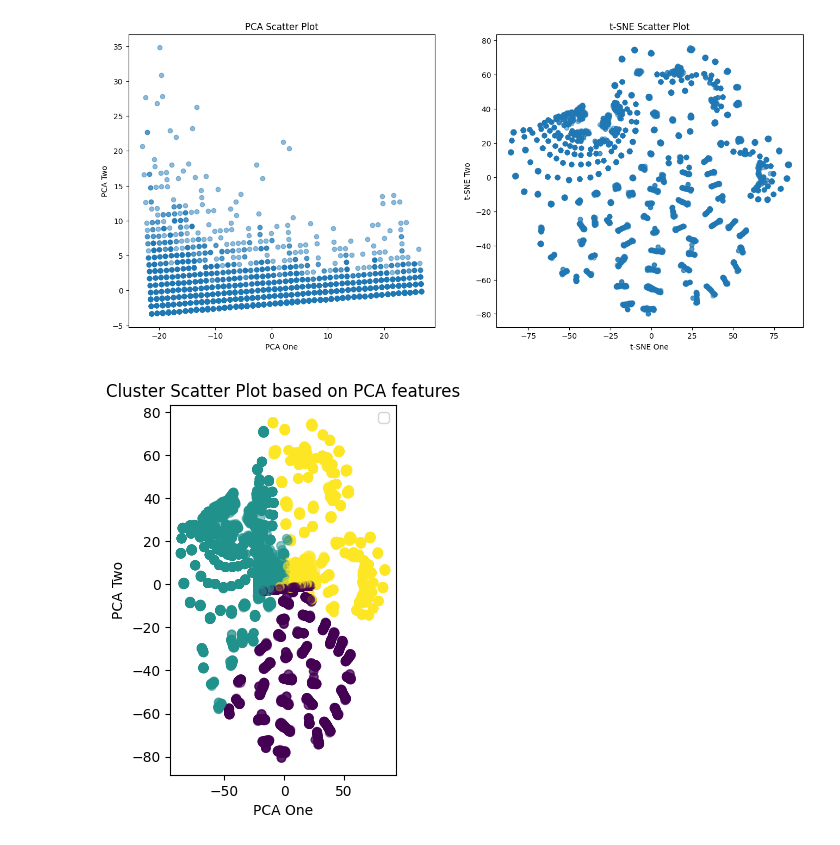
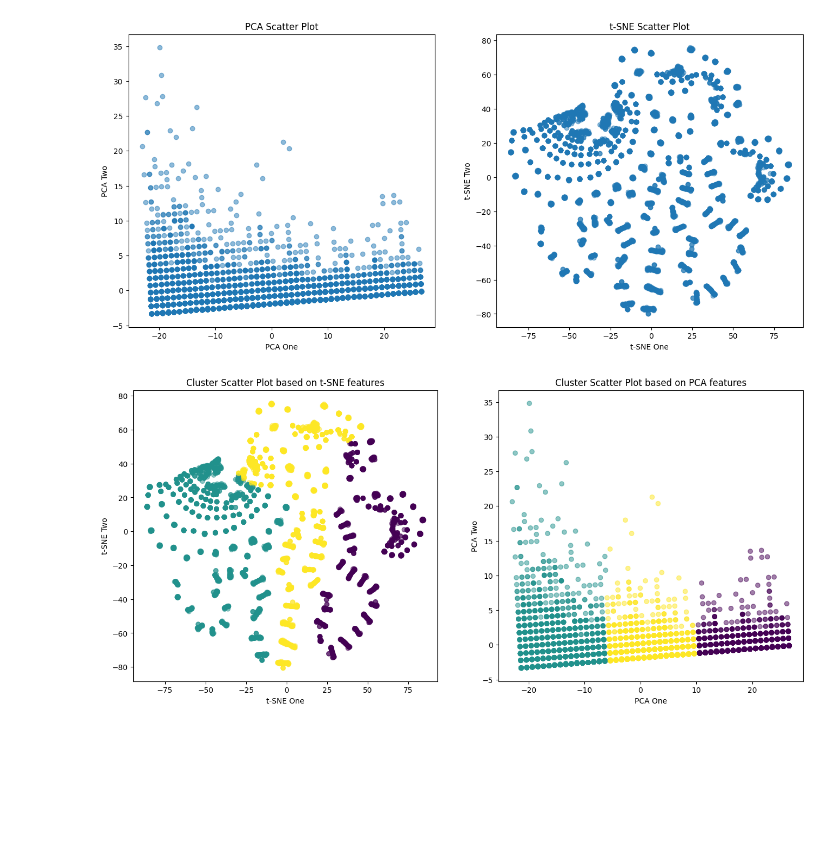
Before and after one commit to meralegre/DSAss1, a Jupyter notebook: prediction.ipynb, the cells around one changed output. Cells and saved outputs as stored; diff of their text form; code cells hidden in the pictures; blank space fills up the shorter version.

Commit message:
fixed pca and tsne plots

```diff
--- a/prediction.ipynb
+++ b/prediction.ipynb
@@ -681,41 +681,44 @@ encoded1 = encoder.fit_transform(data_init1[['ISO-alpha3 Code']]).toarray()
 encoded_21 = pd.DataFrame(encoded, columns=encoder.get_feature_names_out(['ISO-alpha3 Code']))
 
 # Drop original categorical column and concatenate encoded columns
 data_init1 = data_init1.drop(columns=['ISO-alpha3 Code']).reset_index(drop=True)
-data1 = pd.concat([data_init, encoded_2], axis=1)
+data1 = pd.concat([data_init1, encoded_21], axis=1)
 
 pca = PCA(n_components=2)
 pca_result = pca.fit_transform(data1)
 data1['pca-one'] = pca_result[:, 0]
 data1['pca-two'] = pca_result[:, 1]
 
 tsne = TSNE(n_components=2)
 tsne_result = tsne.fit_transform(data1)
 data1['tsne-one'] = tsne_result[:, 0]
 data1['tsne-two'] = tsne_result[:, 1]
 
 # Initialize the KMeans model
 kmeans = KMeans(n_clusters=3, random_state=42)
 
 # Fit the model to the data
-kmeans.fit(data1)
+kmeans.fit(data1.drop(columns=['tsne-one', 'tsne-two', 'pca-one', 'pca-two']))
 
 # Add the cluster labels to the dataframe
 data1['Cluster'] = kmeans.labels_
 
-# Scatter plot for clusters
+# Scatter plot for clusters based on t-SNE features
+plt.figure(figsize=(16, 7))
+
 plt.subplot(1, 2, 1)
-plt.scatter(data1['tsne-one'], data1['tsne-two'], c=data1['Cluster'], alpha=0.5)
-plt.xlabel('t-sne One')
-plt.ylabel('t-sne Two')
+plt.scatter(data1['tsne-one'], data1['tsne-two'], c=data1['Cluster'], alpha=0.5, cmap='viridis')
+plt.xlabel('t-SNE One')
+plt.ylabel('t-SNE Two')
 plt.title('Cluster Scatter Plot based on t-SNE features')
-plt.legend()
-plt.subplot(1, 2, 1)
-plt.scatter(data1['pca-one'], data1['pca-two'], c=data1['Cluster'], alpha=0.5)
+
+# Scatter plot for clusters based on PCA features
+plt.subplot(1, 2, 2)
+plt.scatter(data1['pca-one'], data1['pca-two'], c=data1['Cluster'], alpha=0.5, cmap='viridis')
 plt.xlabel('PCA One')
 plt.ylabel('PCA Two')
 plt.title('Cluster Scatter Plot based on PCA features')
-plt.legend()
+
 plt.show()
 # %% [output]
-[figure, old version]
+[figure, new version]
```
